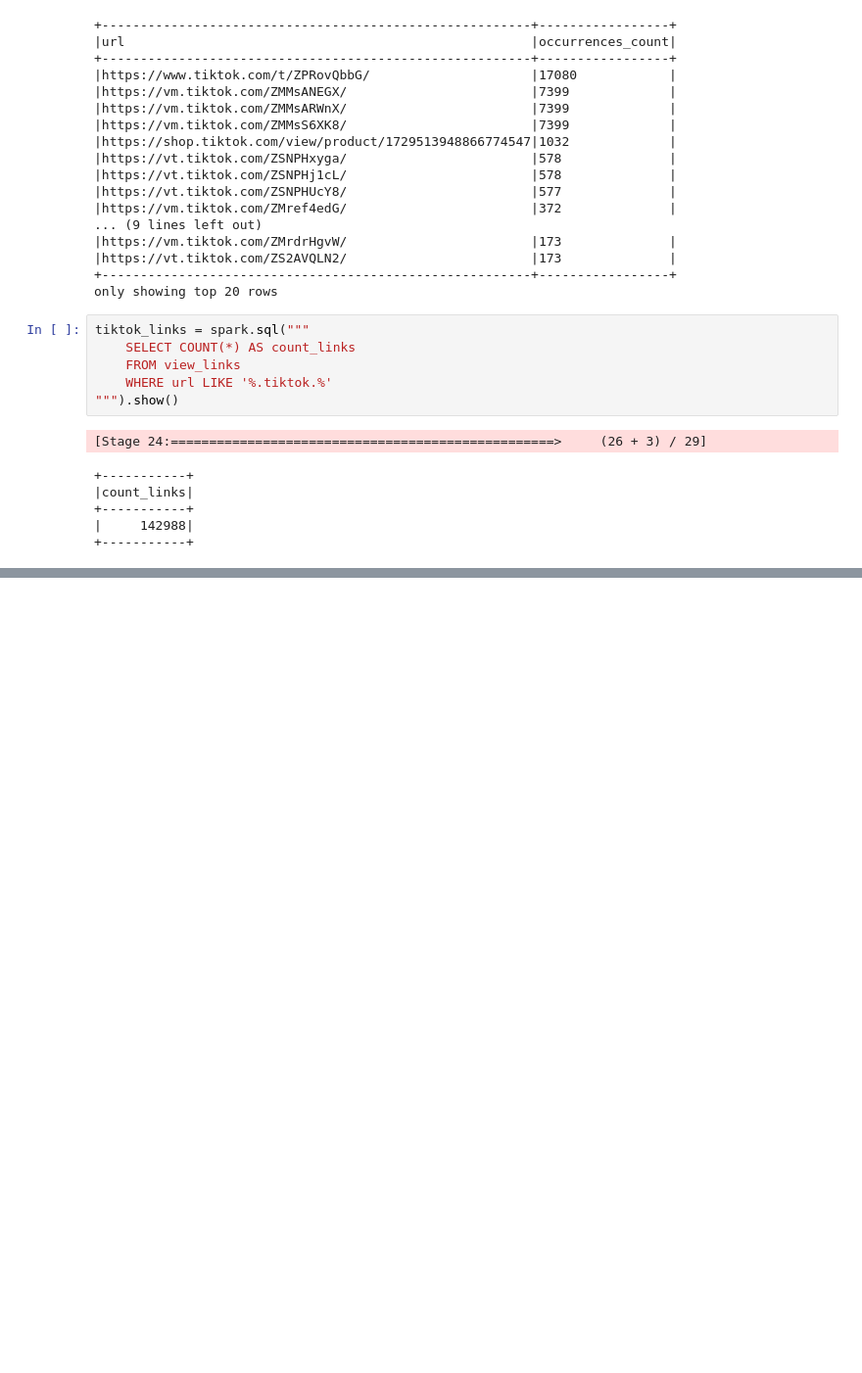
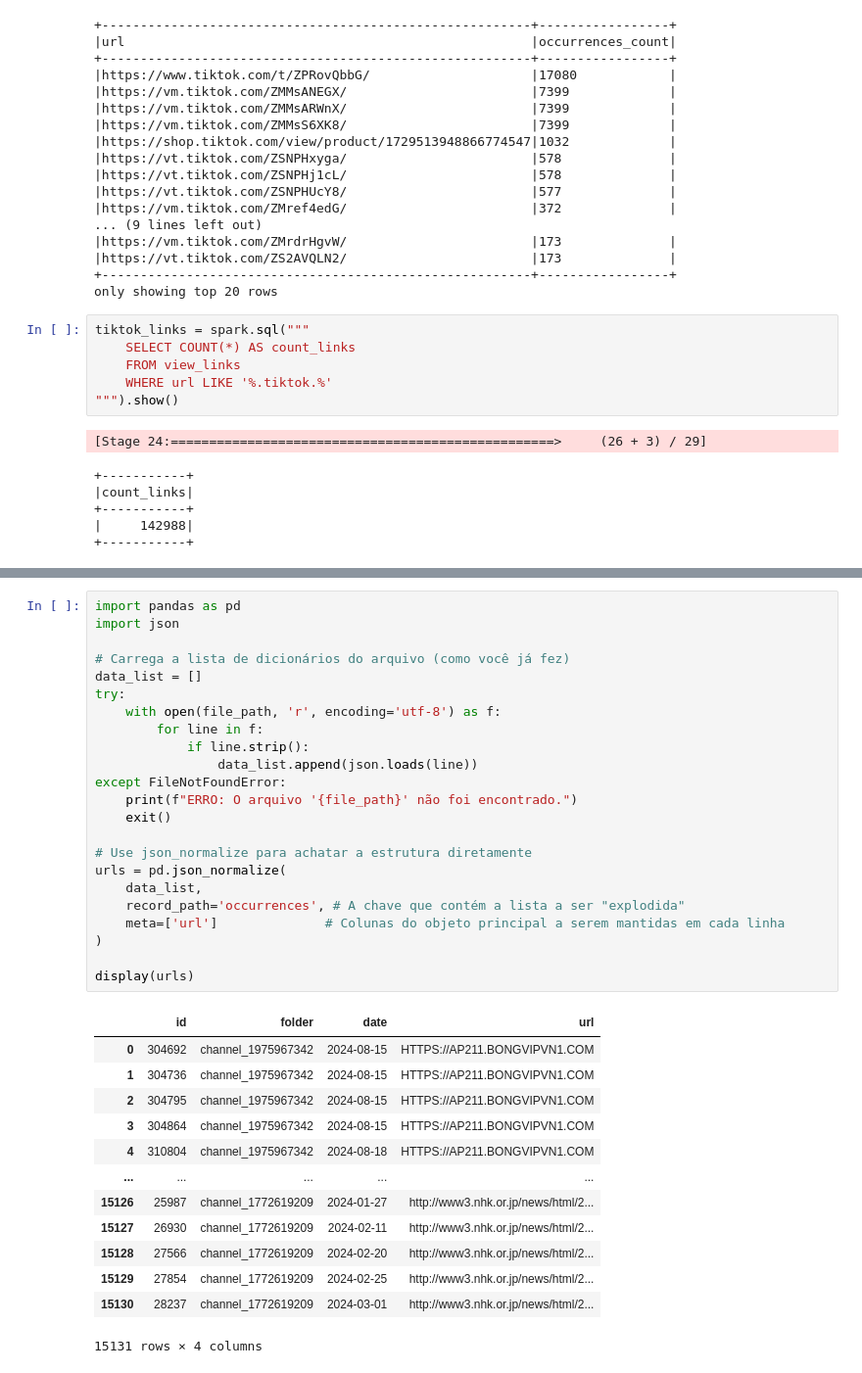
Before and after one commit to MateusoBrito/US-Election-On-Telegram, a Jupyter notebook: notebooks/05_Links.ipynb, the cells around one changed output, grey strips where cells are left out. Shown: that part at 98% size. Cells and saved outputs as stored; diff of their text form; blank space fills up the shorter version.

```diff
--- a/notebooks/05_Links.ipynb
+++ b/notebooks/05_Links.ipynb
@@ -419,0 +464,37 @@ tiktok_links = spark.sql("""
+# %%
+import pandas as pd
+import json
+
+# Carrega a lista de dicionários do arquivo (como você já fez)
+data_list = []
+try:
+    with open(file_path, 'r', encoding='utf-8') as f:
+        for line in f:
+            if line.strip():
+                data_list.append(json.loads(line))
+except FileNotFoundError:
+    print(f"ERRO: O arquivo '{file_path}' não foi encontrado.")
+    exit()
+
+# Use json_normalize para achatar a estrutura diretamente
+urls = pd.json_normalize(
+    data_list,
+    record_path='occurrences', # A chave que contém a lista a ser "explodida"
+    meta=['url']              # Colunas do objeto principal a serem mantidas em cada linha
+)
+
+display(urls)
+# %% [output]
+|  | id | folder | date | url |
+| 0 | 304692 | channel_1975967342 | 2024-08-15 | HTTPS://AP211.BONGVIPVN1.COM |
+| 1 | 304736 | channel_1975967342 | 2024-08-15 | HTTPS://AP211.BONGVIPVN1.COM |
+| 2 | 304795 | channel_1975967342 | 2024-08-15 | HTTPS://AP211.BONGVIPVN1.COM |
+| 3 | 304864 | channel_1975967342 | 2024-08-15 | HTTPS://AP211.BONGVIPVN1.COM |
+| 4 | 310804 | channel_1975967342 | 2024-08-18 | HTTPS://AP211.BONGVIPVN1.COM |
+| ... | ... | ... | ... | ... |
+| 15126 | 25987 | channel_1772619209 | 2024-01-27 | http://www3.nhk.or.jp/news/html/2... |
+| 15127 | 26930 | channel_1772619209 | 2024-02-11 | http://www3.nhk.or.jp/news/html/2... |
+| 15128 | 27566 | channel_1772619209 | 2024-02-20 | http://www3.nhk.or.jp/news/html/2... |
+| 15129 | 27854 | channel_1772619209 | 2024-02-25 | http://www3.nhk.or.jp/news/html/2... |
+| 15130 | 28237 | channel_1772619209 | 2024-03-01 | http://www3.nhk.or.jp/news/html/2... |
+15131 rows × 4 columns
```
Also changed, not shown: parts of 5 cells of this notebook, 2 other files.
